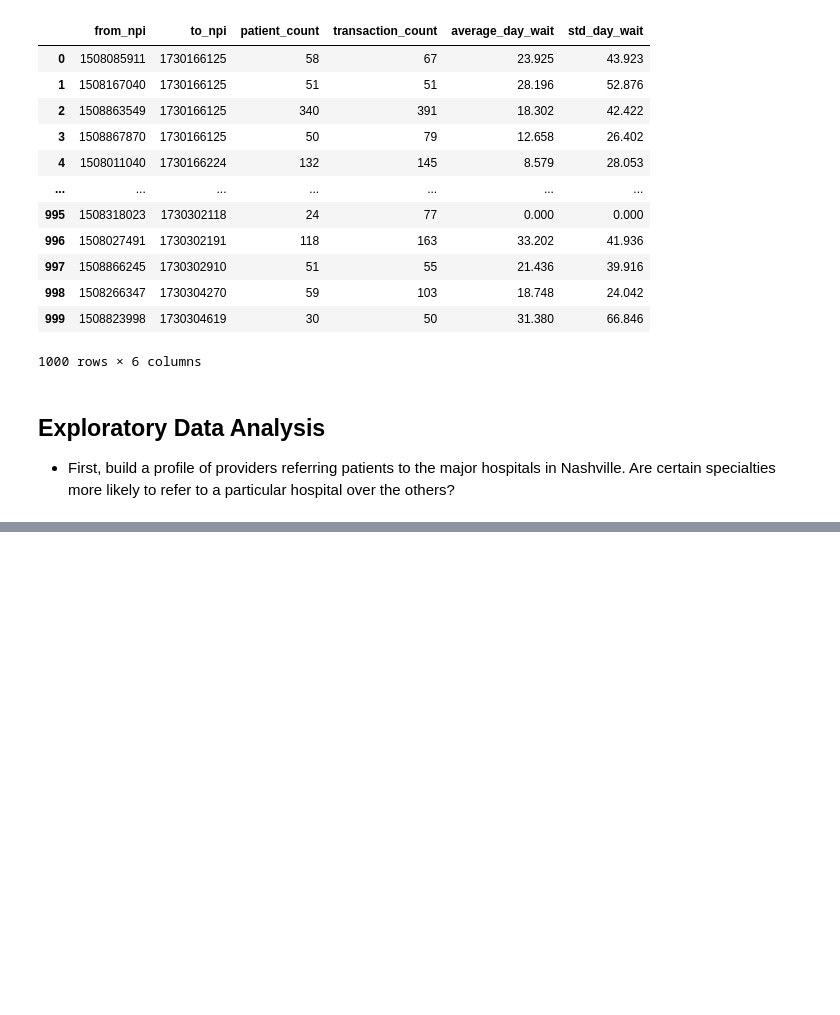
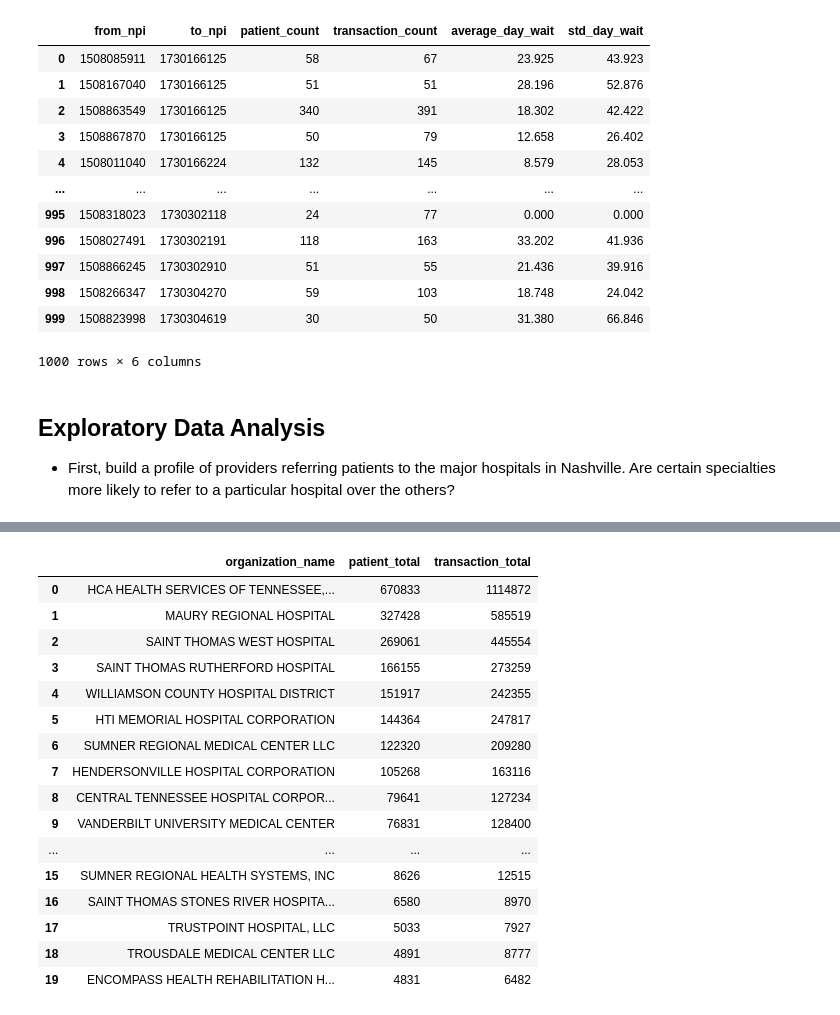
Before and after one commit to tomoumer/hop_team-the-hindenburgs, a Jupyter notebook: notebooks/data_exploration.ipynb, the cells around one changed output, grey strips where cells are left out. Cells and saved outputs as stored; diff of their text form; code cells hidden in the pictures; blank space fills up the shorter version.

```diff
--- a/notebooks/data_exploration.ipynb
+++ b/notebooks/data_exploration.ipynb
@@ -136,0 +247,27 @@ providers_to_hospitals
+# %%
+(
+providers_to_major
+.groupby('organization_name')[['patient_total','transaction_total']]
+    .sum()
+    .sort_values(by='patient_total',ascending= False)
+    .reset_index()
+
+)
+# %% [output]
+|  | organization_name | patient_total | transaction_total |
+| 0 | HCA HEALTH SERVICES OF TENNESSEE,... | 670833 | 1114872 |
+| 1 | MAURY REGIONAL HOSPITAL | 327428 | 585519 |
+| 2 | SAINT THOMAS WEST HOSPITAL | 269061 | 445554 |
+| 3 | SAINT THOMAS RUTHERFORD HOSPITAL | 166155 | 273259 |
+| 4 | WILLIAMSON COUNTY HOSPITAL DISTRICT | 151917 | 242355 |
+| 5 | HTI MEMORIAL HOSPITAL CORPORATION | 144364 | 247817 |
+| 6 | SUMNER REGIONAL MEDICAL CENTER LLC | 122320 | 209280 |
+| 7 | HENDERSONVILLE HOSPITAL CORPORATION | 105268 | 163116 |
+| 8 | CENTRAL TENNESSEE HOSPITAL CORPOR... | 79641 | 127234 |
+| 9 | VANDERBILT UNIVERSITY MEDICAL CENTER | 76831 | 128400 |
+| ... | ... | ... | ... |
+| 15 | SUMNER REGIONAL HEALTH SYSTEMS, INC | 8626 | 12515 |
+| 16 | SAINT THOMAS STONES RIVER HOSPITA... | 6580 | 8970 |
+| 17 | TRUSTPOINT HOSPITAL, LLC | 5033 | 7927 |
+| 18 | TROUSDALE MEDICAL CENTER LLC | 4891 | 8777 |
+| 19 | ENCOMPASS HEALTH REHABILITATION H... | 4831 | 6482 |
```
Also changed, not shown: parts of 12 cells of this notebook.
